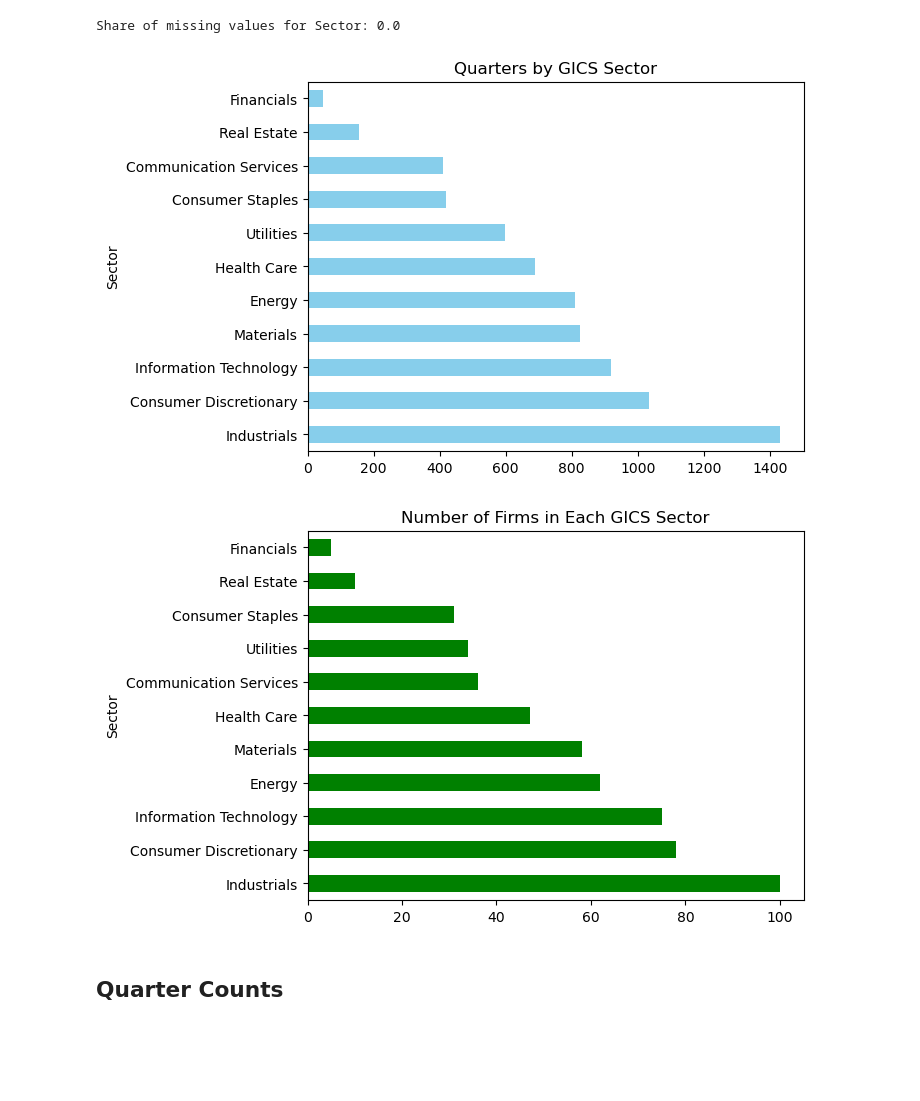
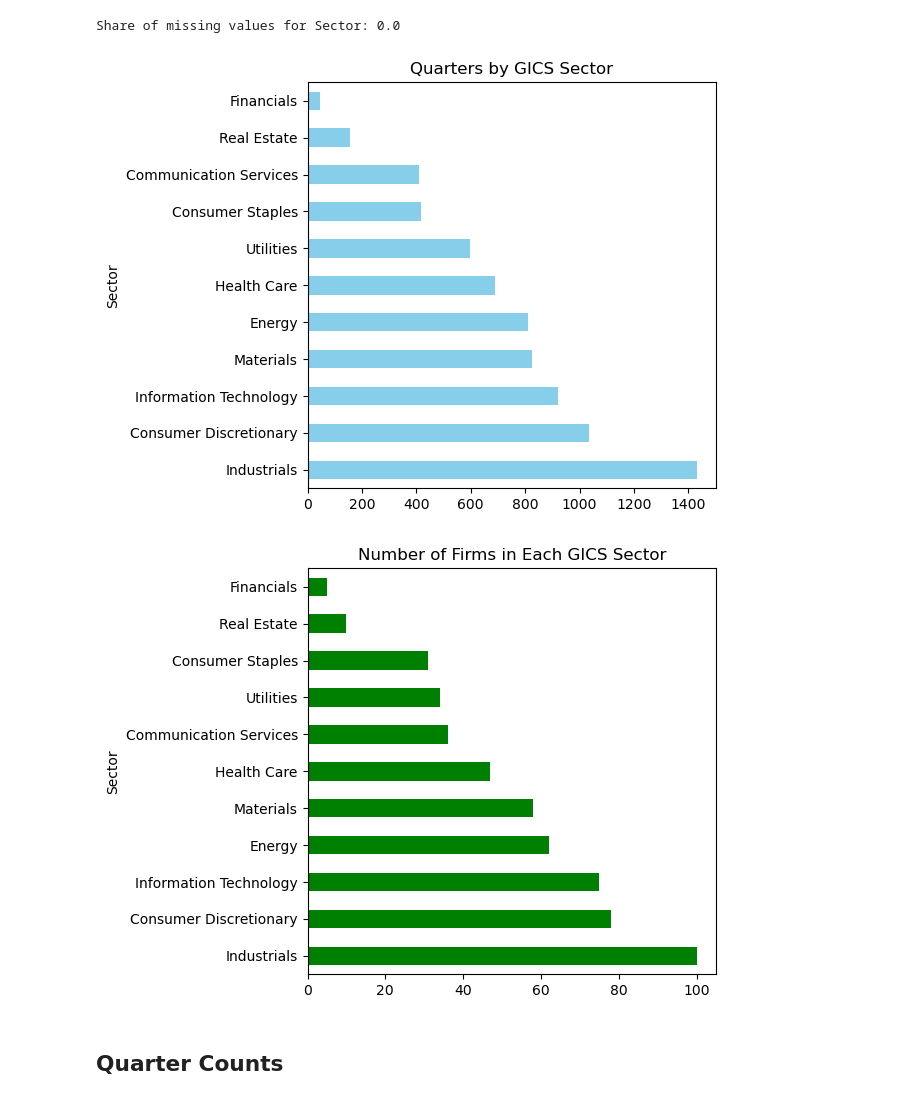
Before and after one commit to current12/Stat-222-Project, a Jupyter notebook: Code/Exploratory Data Analysis/All Data/All Data - Tabular EDA.ipynb, the cells around one changed output. Drawn from its saved outputs; the diff is of its cells as text; code cells hidden in the pictures; blank space fills up the shorter version.

Commit message:
update to tight layout

```diff
--- a/Code/Exploratory Data Analysis/All Data/All Data - Tabular EDA.ipynb
+++ b/Code/Exploratory Data Analysis/All Data/All Data - Tabular EDA.ipynb
@@ -109,23 +109,27 @@ Share of missing values for Sector: 0.0
 # %%
 # Distribution of industry sectors
 # variable sector
 # Title: Calls in Each Industry Sector
 df['Sector'].value_counts().plot(kind = 'barh', color = 'skyblue')
 plt.title('Quarters by GICS Sector')
+# set to tight layout
+plt.tight_layout()
 plt.savefig('../../../Output/all_data_fixed_quarter_dates_sector_distribution.png')
 plt.show()
 # %% [output]
-[figure, old version]
+[figure, new version]
 # %%
 # Number of firms in each industry sector
 # Title: Number of Firms in Each Industry Sector
 # Unique ticker by sector, sort by number of firms
 df.groupby('Sector')['ticker'].nunique().sort_values(ascending=False).plot(kind = 'barh', color = 'green')
 plt.title('Number of Firms in Each GICS Sector')
+# set to tight layout
+plt.tight_layout()
 plt.savefig('../../../Output/all_data_fixed_quarter_dates_firms_by_sector.png')
 plt.show()
 # %% [output]
-[figure, old version]
+[figure, new version]
 # %% [markdown]
 ## Quarter Counts
 # %%
```
Also changed, not shown: 2 other files.
